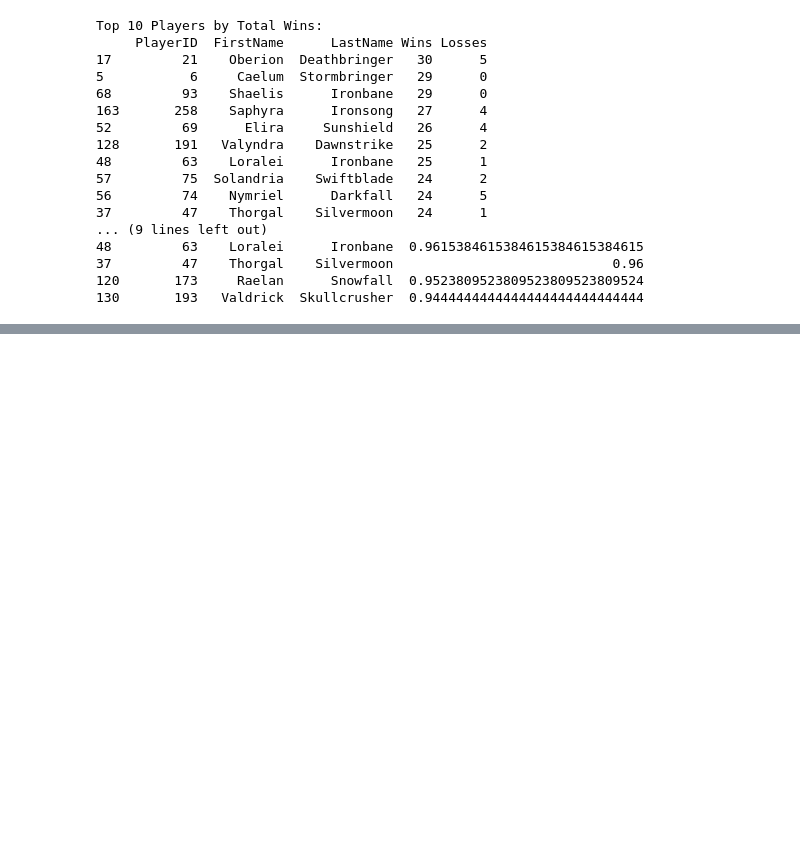
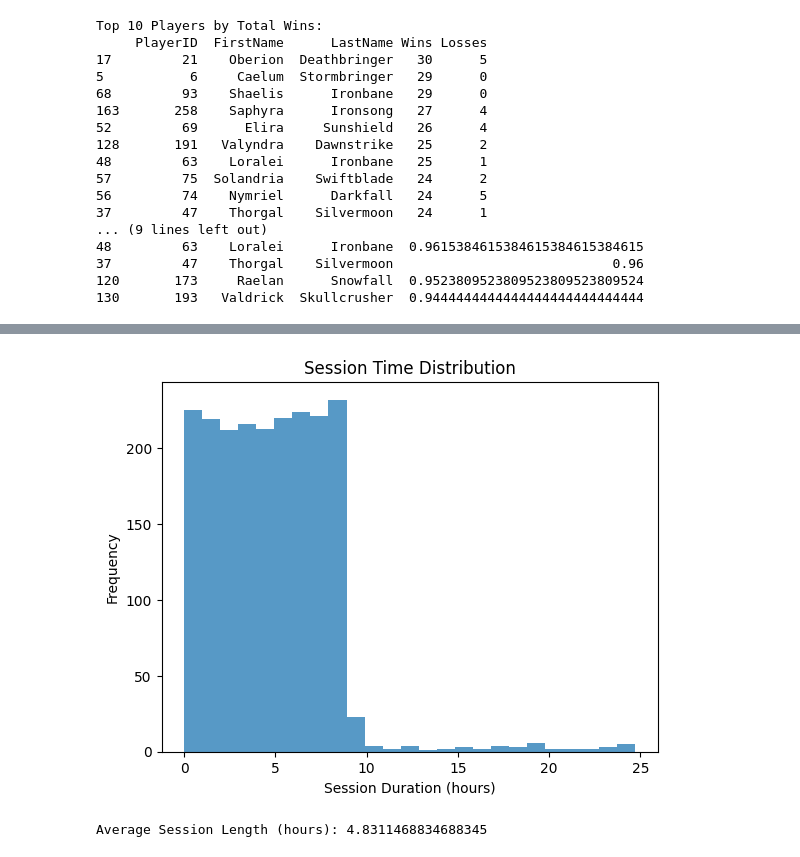
Before and after one commit to fabianzorr/Mystic_quest_Group_Project, a Jupyter notebook: Week_4_Refining_DB.ipynb, the cells around one changed output, grey strips where cells are left out. Cells and saved outputs as stored; diff of their text form; code cells hidden in the pictures; blank space fills up the shorter version.

```diff
--- a/Week_4_Refining_DB.ipynb
+++ b/Week_4_Refining_DB.ipynb
@@ -1024,0 +1172,33 @@ Top 10 Players by Total Wins:
+# %%
+
+# Calculate session duration in hours and add it as a new column
+sessions_df['session_duration_hours'] = (pd.to_datetime(sessions_df['endtime']) - pd.to_datetime(sessions_df['starttime'])).dt.total_seconds() / 3600
+
+# Find the 5 longest and shortest sessions
+longest_sessions = sessions_df.nlargest(5, 'session_duration_hours')
+shortest_sessions = sessions_df.nsmallest(5, 'session_duration_hours')
+
+# Calculate the average session length in hours
+avg_session_length_hours = sessions_df['session_duration_hours'].mean()
+
+# Calculate total playtime for each player in hours
+total_playtime = sessions_df.groupby('player_id')['session_duration_hours'].sum().reset_index()
+
+# Find the 5 players with the highest and lowest playtime
+top_players = total_playtime.nlargest(5, 'session_duration_hours')
+bottom_players = total_playtime.nsmallest(5, 'session_duration_hours')
+
+# Visualize the session time distribution (histogram)
+plt.hist(sessions_df['session_duration_hours'], bins=25, alpha=0.75)
+plt.title('Session Time Distribution')
+plt.xlabel('Session Duration (hours)')
+plt.ylabel('Frequency')
+plt.show()
+
+# Calculate the total played time in hours (sum of all session lengths)
+total_played_time_hours = sessions_df['session_duration_hours'].sum()
+
+print("\nAverage Session Length (hours):", avg_session_length_hours)
+# %% [output]
+[figure, added]
+Average Session Length (hours): 4.8311468834688345
```
Also changed, not shown: parts of 34 cells of this notebook, 2 other files.
